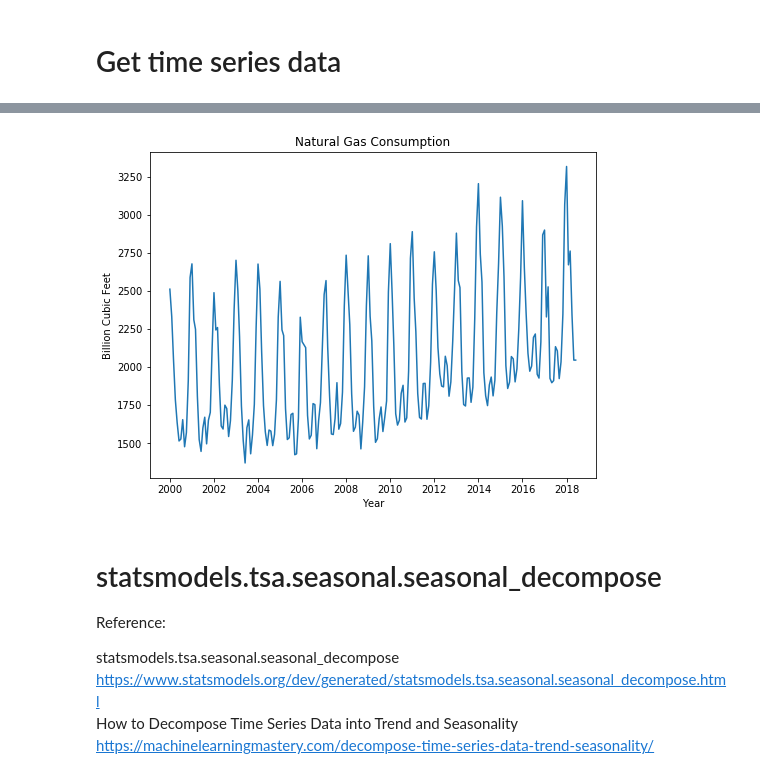
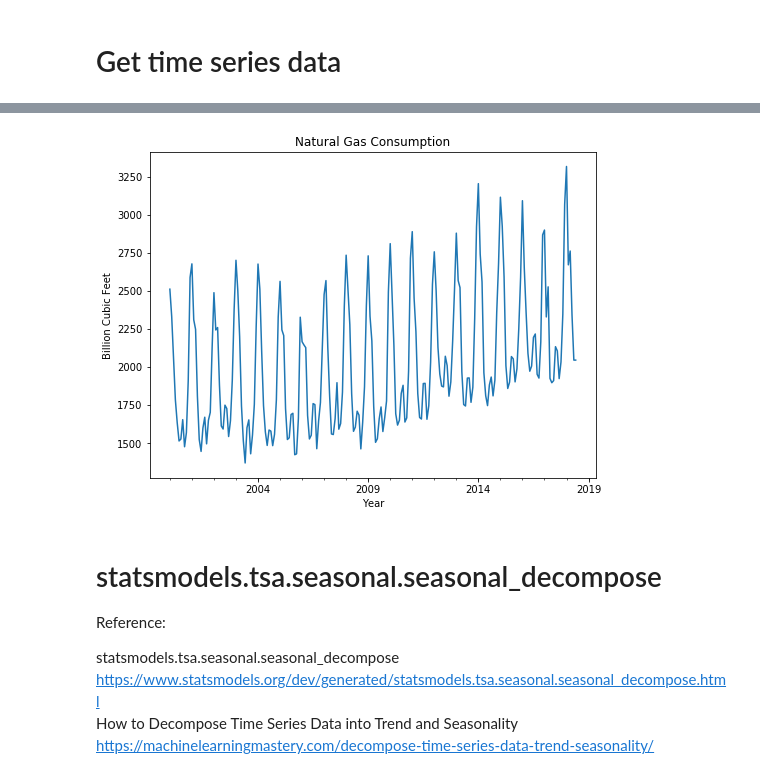
Before and after one commit to matsueushi/timeseries_notebook, a Jupyter notebook: timeseries_python.ipynb, the cells around one changed output, grey strips where cells are left out. Saved outputs shown, nothing was run; the diff lists cells and outputs as text; code cells hidden in the pictures.

```diff
--- a/timeseries_python.ipynb
+++ b/timeseries_python.ipynb
@@ -56,15 +56,16 @@ timeseries_json = json.loads(timeseries_result.text)
 data_df = pd.DataFrame(timeseries_json['observations'])
 data_df = data_df[['date', 'value']]
 data_df['date'] = pd.to_datetime(data_df['date'])
+data_df.set_index('date', inplace=True)
 data_df['value'] = pd.to_numeric(data_df['value'])
+data_df['log_value'] = np.log(data_df['value'])
 # %%
 plt.figure(figsize=(8, 6))
-plt.plot('date', 'value', data=data_df)
-plt.title(info_json['title'])
+data_df['value'].plot(title=info_json['title'])
 plt.xlabel('Year');
 plt.ylabel(info_json['units']);
 # %% [output]
-[figure, old version]
+[figure, new version]
 # %% [markdown]
 # statsmodels.tsa.seasonal.seasonal_decompose
 Reference:
```
Also changed, not shown: parts of 20 cells of this notebook, 1 other file.
